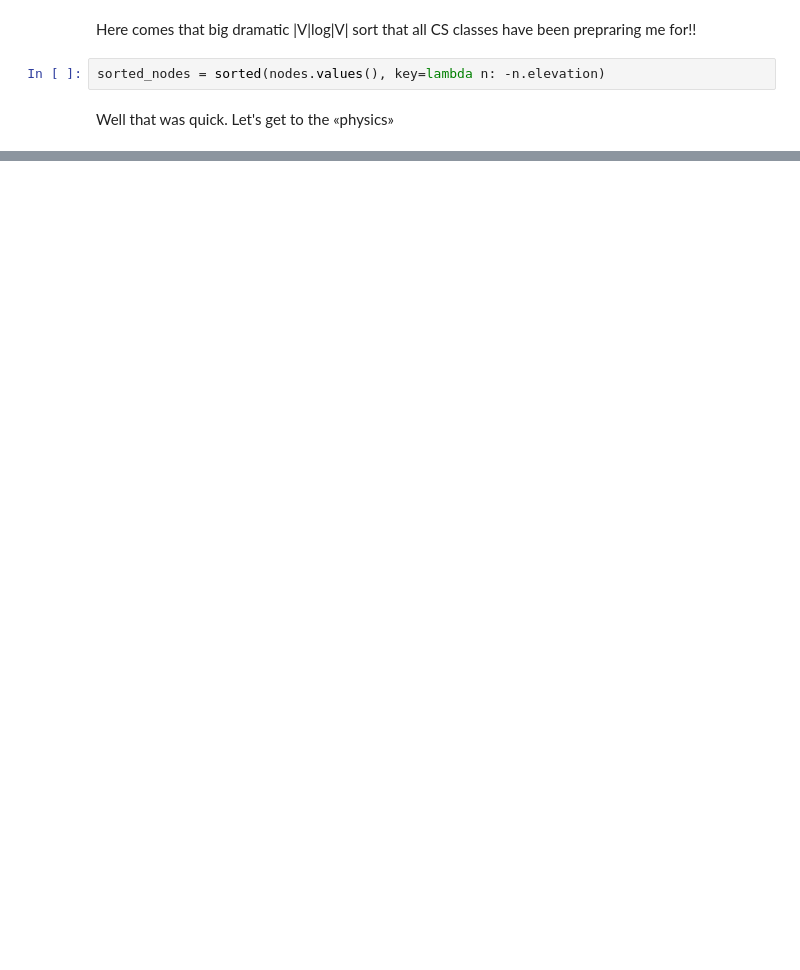
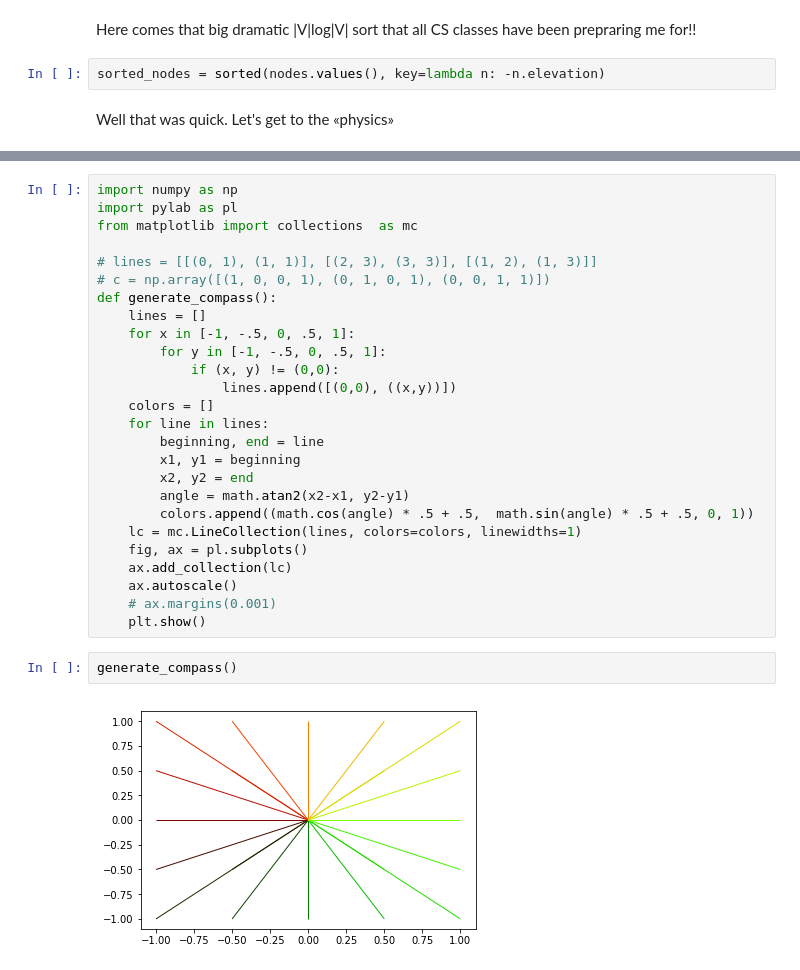
Before and after one commit to rmichnovicz/Sick-Slopes, a Jupyter notebook: Slopes.ipynb, the cells around one changed output, grey strips where cells are left out. Cells and saved outputs as stored; diff of their text form; blank space fills up the shorter version.

```diff
--- a/Slopes.ipynb
+++ b/Slopes.ipynb
@@ -438,0 +769,30 @@ Well that was quick. Let's get to the «physics»
+# %%
+import numpy as np
+import pylab as pl
+from matplotlib import collections  as mc
+
+# lines = [[(0, 1), (1, 1)], [(2, 3), (3, 3)], [(1, 2), (1, 3)]]
+# c = np.array([(1, 0, 0, 1), (0, 1, 0, 1), (0, 0, 1, 1)])
+def generate_compass():
+    lines = []
+    for x in [-1, -.5, 0, .5, 1]:
+        for y in [-1, -.5, 0, .5, 1]:
+            if (x, y) != (0,0):
+                lines.append([(0,0), ((x,y))])
+    colors = []
+    for line in lines:
+        beginning, end = line
+        x1, y1 = beginning
+        x2, y2 = end
+        angle = math.atan2(x2-x1, y2-y1)
+        colors.append((math.cos(angle) * .5 + .5,  math.sin(angle) * .5 + .5, 0, 1))
+    lc = mc.LineCollection(lines, colors=colors, linewidths=1)
+    fig, ax = pl.subplots()
+    ax.add_collection(lc)
+    ax.autoscale()
+    # ax.margins(0.001)
+    plt.show()
+# %%
+generate_compass()
+# %% [output]
+[figure, added]
```
Also changed, not shown: parts of 47 cells of this notebook.
